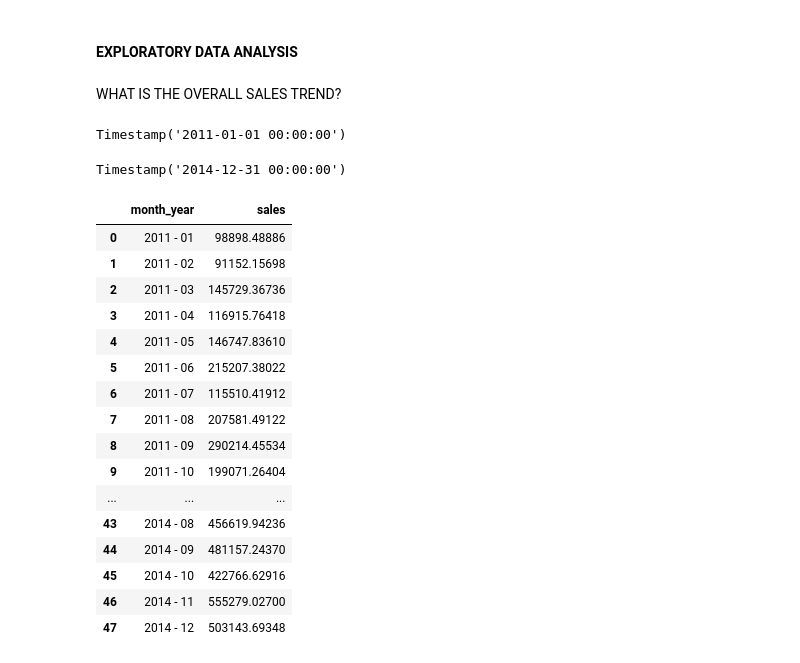
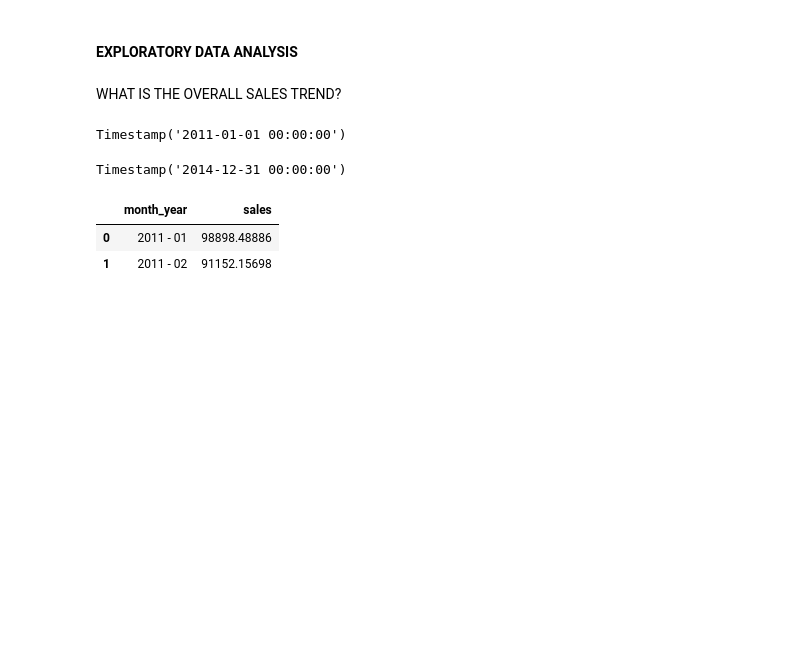
Before and after one commit to otkhwae/Sales-Data-Analysis, a Jupyter notebook: Sales_Data_Analysis.ipynb, the cells around one changed output. Cells and saved outputs as stored; diff of their text form; code cells hidden in the pictures; blank space fills up the shorter version.

Commit message:
Sales Trend

```diff
--- a/Sales_Data_Analysis.ipynb
+++ b/Sales_Data_Analysis.ipynb
@@ -113,22 +113,8 @@ sales_df['month_year'] = sales_df['order_date'].apply(lambda x: x.strftime('%Y -
 # %%
 # Getting month year trend
 df_month_year_trend = sales_df.groupby('month_year').sum()['sales'].reset_index()
-df_month_year_trend
+df_month_year_trend.head(2)
 # %% [output]
 |  | month_year | sales |
 | 0 | 2011 - 01 | 98898.48886 |
 | 1 | 2011 - 02 | 91152.15698 |
-| 2 | 2011 - 03 | 145729.36736 |
-| 3 | 2011 - 04 | 116915.76418 |
-| 4 | 2011 - 05 | 146747.83610 |
-| 5 | 2011 - 06 | 215207.38022 |
-| 6 | 2011 - 07 | 115510.41912 |
-| 7 | 2011 - 08 | 207581.49122 |
-| 8 | 2011 - 09 | 290214.45534 |
-| 9 | 2011 - 10 | 199071.26404 |
-| ... | ... | ... |
-| 43 | 2014 - 08 | 456619.94236 |
-| 44 | 2014 - 09 | 481157.24370 |
-| 45 | 2014 - 10 | 422766.62916 |
-| 46 | 2014 - 11 | 555279.02700 |
-| 47 | 2014 - 12 | 503143.69348 |
```
Also changed, not shown: parts of 2 cells of this notebook.
